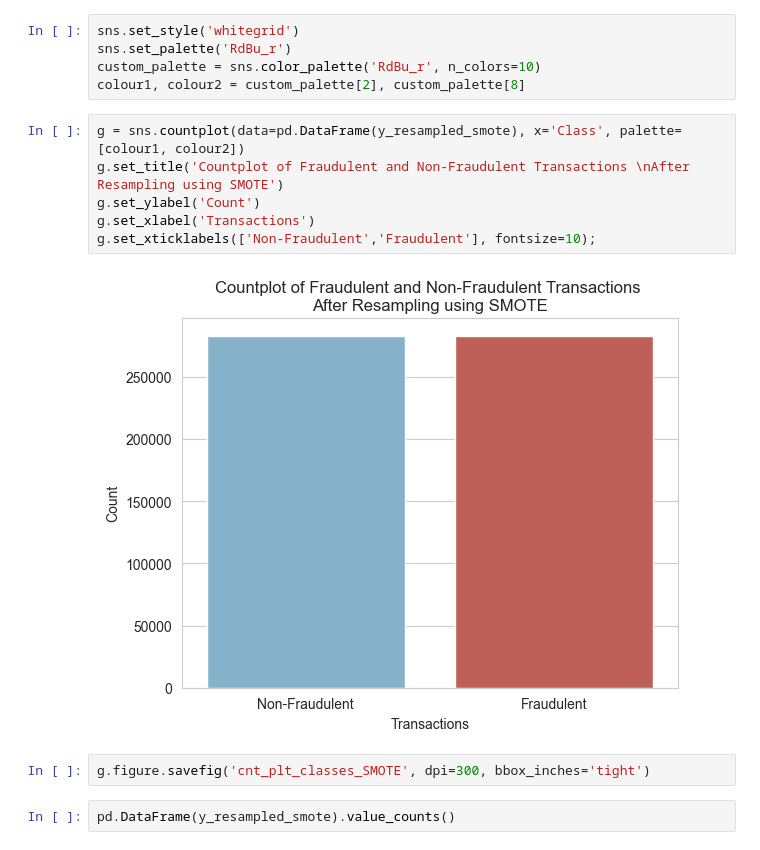
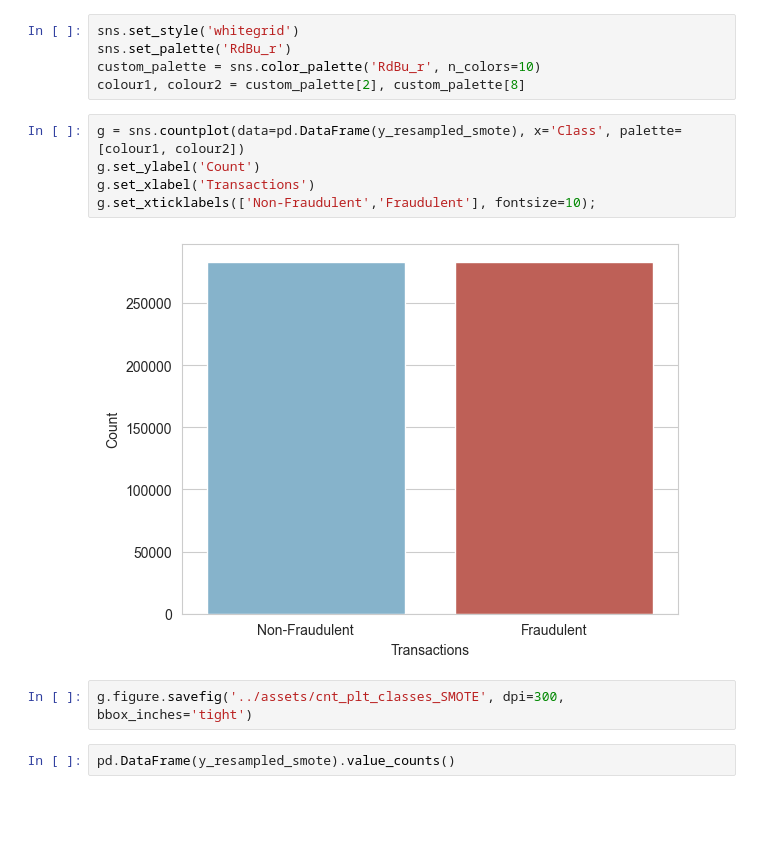
Before and after one commit to AThompson04/credit-card-fraud-detection, a Jupyter notebook: notebooks/models.ipynb, the cells around one changed output. Cells and saved outputs as stored; diff of their text form; blank space fills up the shorter version.

Commit message:
Updating Readme, images and models notebook

```diff
--- a/notebooks/models.ipynb
+++ b/notebooks/models.ipynb
@@ -76,14 +78,13 @@ custom_palette = sns.color_palette('RdBu_r', n_colors=10)
 colour1, colour2 = custom_palette[2], custom_palette[8]
 # %%
 g = sns.countplot(data=pd.DataFrame(y_resampled_smote), x='Class', palette=[colour1, colour2])
-g.set_title('Countplot of Fraudulent and Non-Fraudulent Transactions \nAfter Resampling using SMOTE')
 g.set_ylabel('Count')
 g.set_xlabel('Transactions')
 g.set_xticklabels(['Non-Fraudulent','Fraudulent'], fontsize=10);
 # %% [output]
-[figure, old version]
+[figure, new version]
 # %%
-g.figure.savefig('cnt_plt_classes_SMOTE', dpi=300, bbox_inches='tight')
+g.figure.savefig('../assets/cnt_plt_classes_SMOTE', dpi=300, bbox_inches='tight')
 # %%
 pd.DataFrame(y_resampled_smote).value_counts()
 # %% [output]
```
Also changed, not shown: parts of 21 cells of this notebook, 4 other files.
